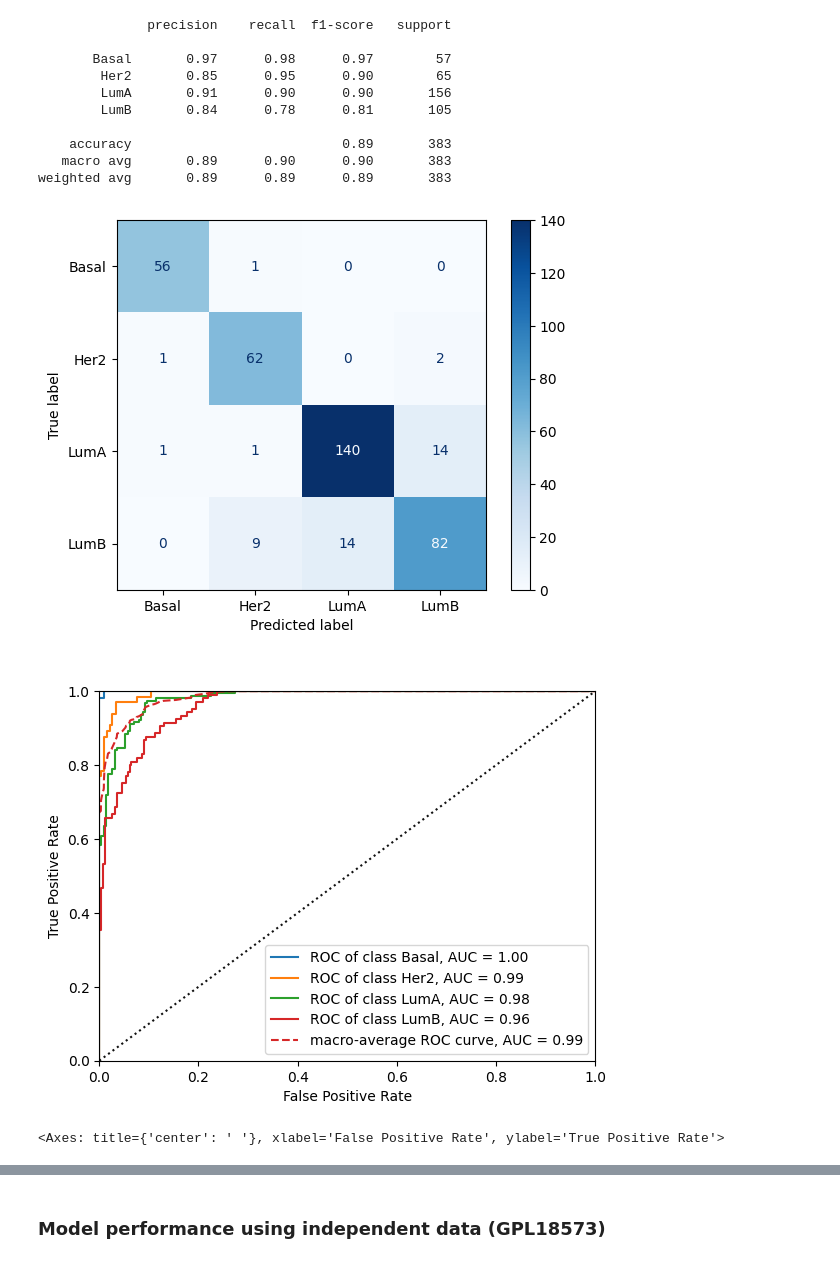
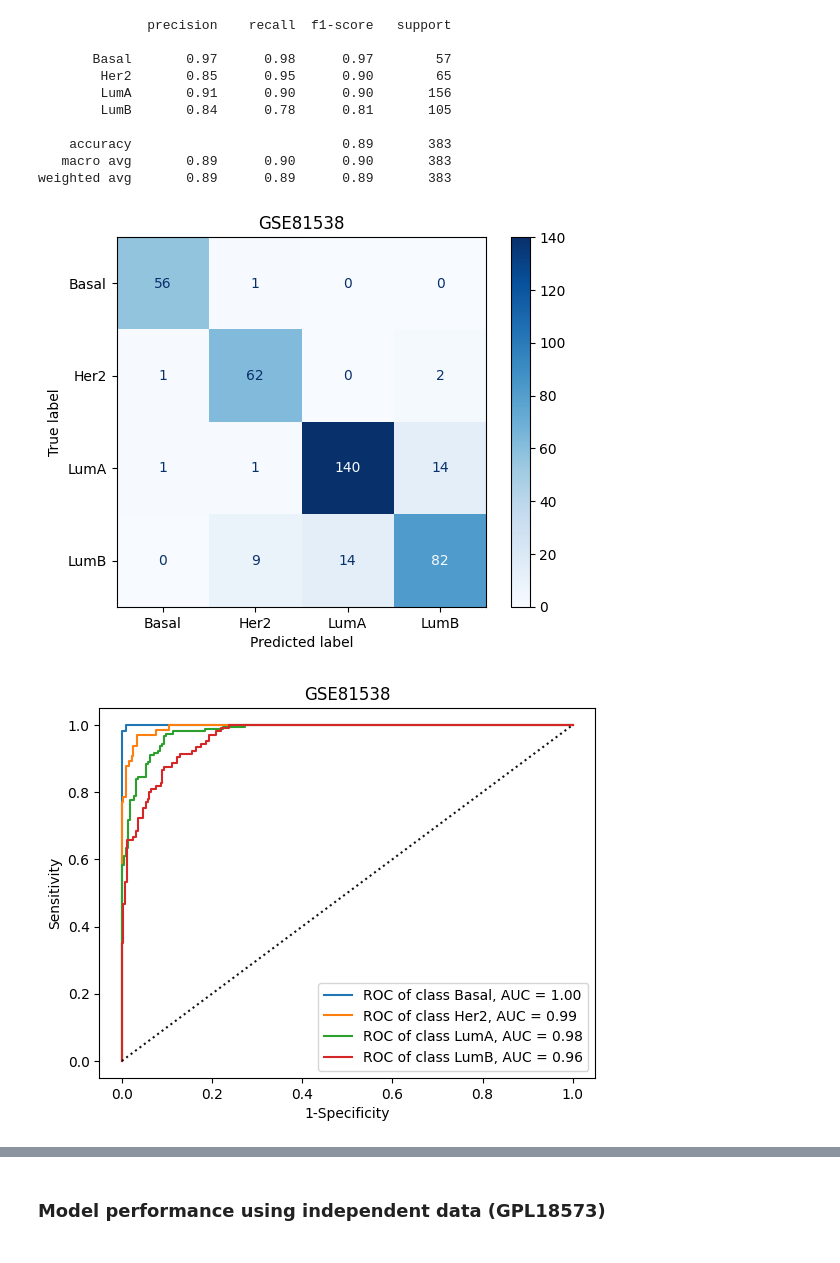
Before and after one commit to jeong2624/ML_BRCA-subtype, a Jupyter notebook: External_validation/LR_external_validation.ipynb, the cells around one changed output, grey strips where cells are left out. Drawn from its saved outputs; the diff is of its cells as text; code cells hidden in the pictures.

```diff
--- a/External_validation/LR_external_validation.ipynb
+++ b/External_validation/LR_external_validation.ipynb
@@ -151,22 +152,26 @@ weighted avg       0.89      0.89      0.89       383
 plt.rcdefaults()
 display = ConfusionMatrixDisplay.from_estimator(model, GSE81538_feature, GSE81538_target,
                                                 display_labels = ["Basal", "Her2", "LumA", "LumB"],
-                                                cmap = plt.cm.Blues, normalize = None)
+                                                cmap = plt.cm.Blues)
+plt.title("GSE81538")
 plt.grid(False)
 plt.show()
 # %% [output]
-[figure, old version]
+[figure, new version]
 # %%
 # ROC curve
 plt.rcdefaults()
-visualizer = ROCAUC(model, classes = ["Basal", "Her2", "LumA", "LumB"], macro = True, micro = False, title = " ")
+visualizer = ROCAUC(model, classes = ["Basal", "Her2", "LumA", "LumB"], macro = False, micro = False, title = " ")
 
 visualizer.fit(X_train, y_train)
 visualizer.score(GSE81538_feature, GSE81538_target)
-visualizer.show()
+visualizer.ax.set_title("GSE81538")
+visualizer.ax.set_xlabel("1-Specificity")
+visualizer.ax.set_ylabel("Sensitivity")
+visualizer.ax.legend(loc='best')
+plt.show()
 # %% [output]
-[figure, old version]
+[figure, new version]
-<Axes: title={'center': ' '}, xlabel='False Positive Rate', ylabel='True Positive Rate'>
 # %%
 # Precision-Recall curve
 plt.rcdefaults()
```
Also changed, not shown: parts of 26 cells of this notebook.
